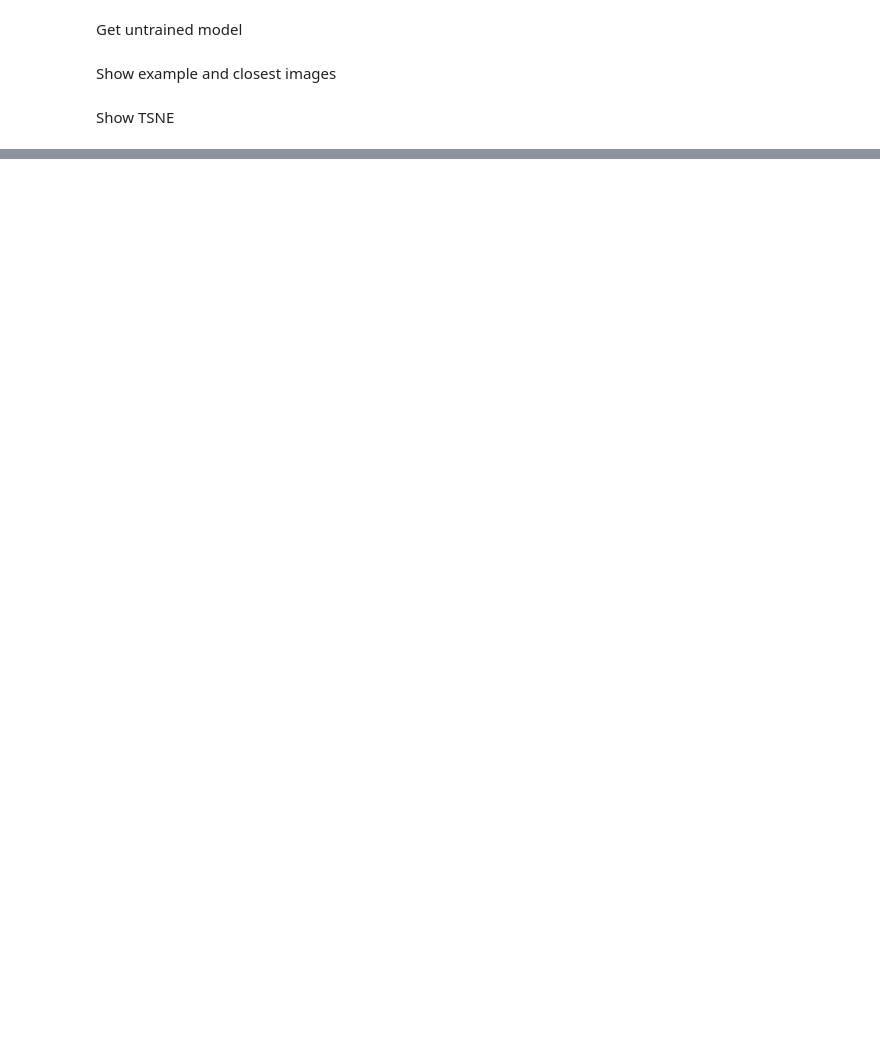
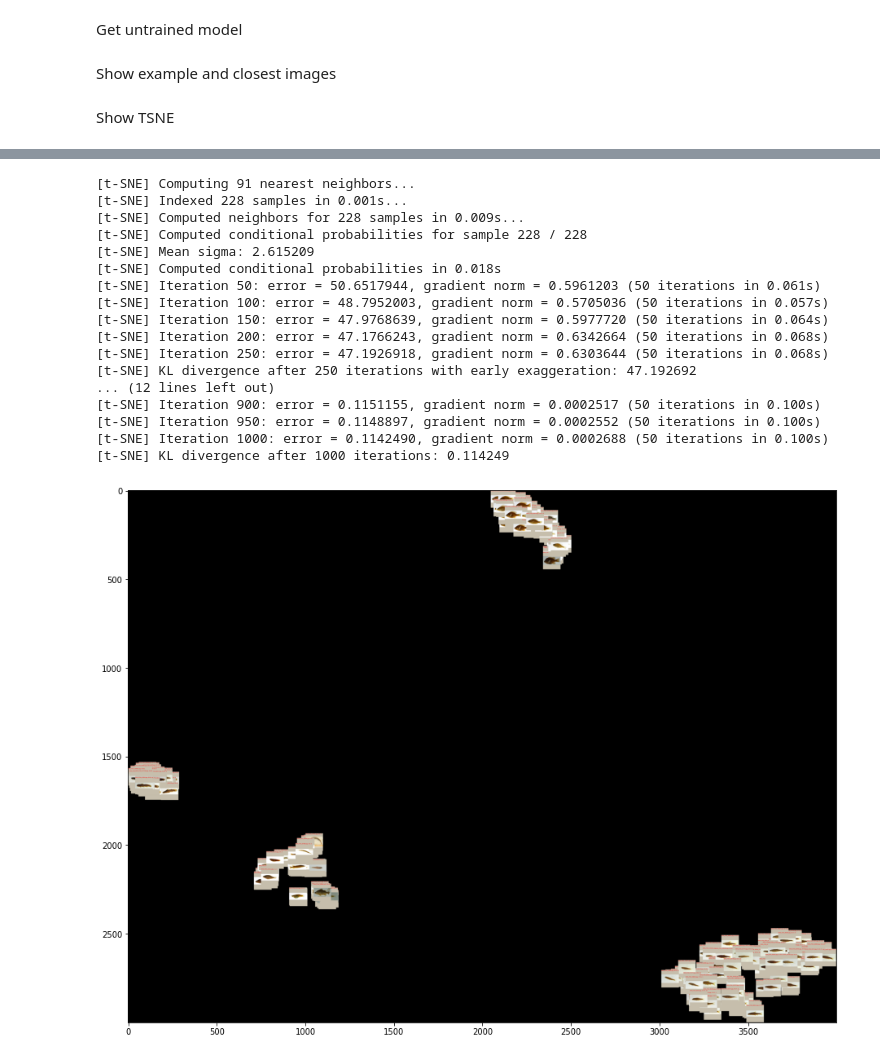
Before and after one commit to elhamod/HGNN, a Jupyter notebook: HGNN/analyse/Get tsne-Fish.ipynb, the cells around one changed output, grey strips where cells are left out. Cells and saved outputs as stored; diff of their text form; code cells hidden in the pictures; blank space fills up the shorter version.

```diff
--- a/HGNN/analyse/Get tsne-Fish.ipynb
+++ b/HGNN/analyse/Get tsne-Fish.ipynb
@@ -130,0 +136,26 @@ get_tsne(dataloader, model_sub, activation_layer, experiment_params['img_res'],
+# %%
+# activation_layer = 'layer4'#'fine'
+activation_layer ='03distance'
+
+get_tsne(dataloader, model_sub, activation_layer, experiment_params['img_res'],
+                os.path.join(experimentPathAndName, modelName),
+                dataset_name+"_"+activation_layer+("_submodule" if use_submodel==True else ""), legends, cuda)
+# %% [output]
+[t-SNE] Computing 91 nearest neighbors...
+[t-SNE] Indexed 228 samples in 0.001s...
+[t-SNE] Computed neighbors for 228 samples in 0.009s...
+[t-SNE] Computed conditional probabilities for sample 228 / 228
+[t-SNE] Mean sigma: 2.615209
+[t-SNE] Computed conditional probabilities in 0.018s
+[t-SNE] Iteration 50: error = 50.6517944, gradient norm = 0.5961203 (50 iterations in 0.061s)
+[t-SNE] Iteration 100: error = 48.7952003, gradient norm = 0.5705036 (50 iterations in 0.057s)
+[t-SNE] Iteration 150: error = 47.9768639, gradient norm = 0.5977720 (50 iterations in 0.064s)
+[t-SNE] Iteration 200: error = 47.1766243, gradient norm = 0.6342664 (50 iterations in 0.068s)
+[t-SNE] Iteration 250: error = 47.1926918, gradient norm = 0.6303644 (50 iterations in 0.068s)
+[t-SNE] KL divergence after 250 iterations with early exaggeration: 47.192692
+... (12 lines left out)
+[t-SNE] Iteration 900: error = 0.1151155, gradient norm = 0.0002517 (50 iterations in 0.100s)
+[t-SNE] Iteration 950: error = 0.1148897, gradient norm = 0.0002552 (50 iterations in 0.100s)
+[t-SNE] Iteration 1000: error = 0.1142490, gradient norm = 0.0002688 (50 iterations in 0.100s)
+[t-SNE] KL divergence after 1000 iterations: 0.114249
+[figure, added]
```
Also changed, not shown: parts of 15 cells of this notebook, 24 other files.
